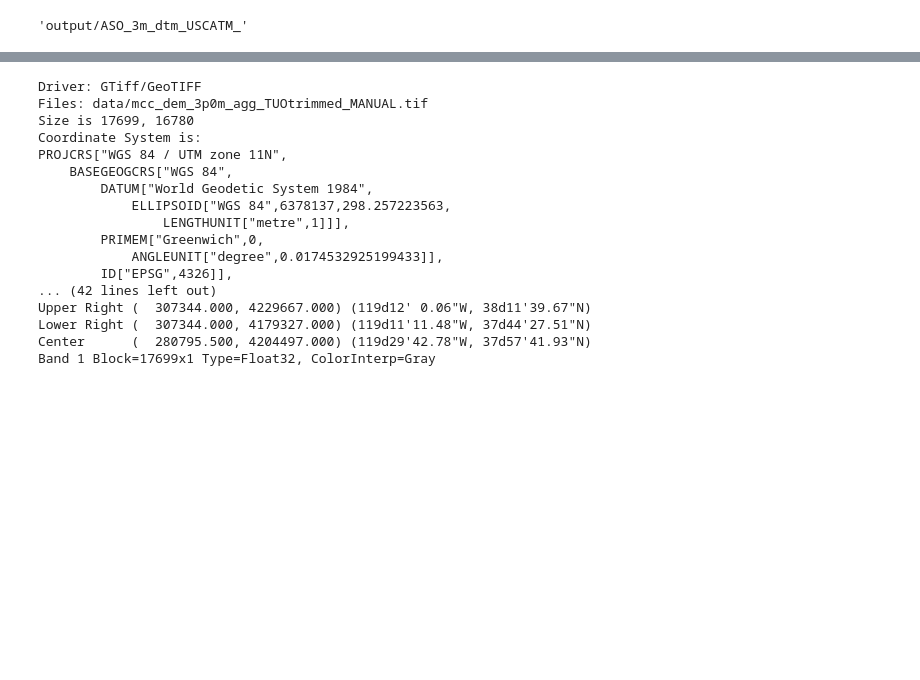
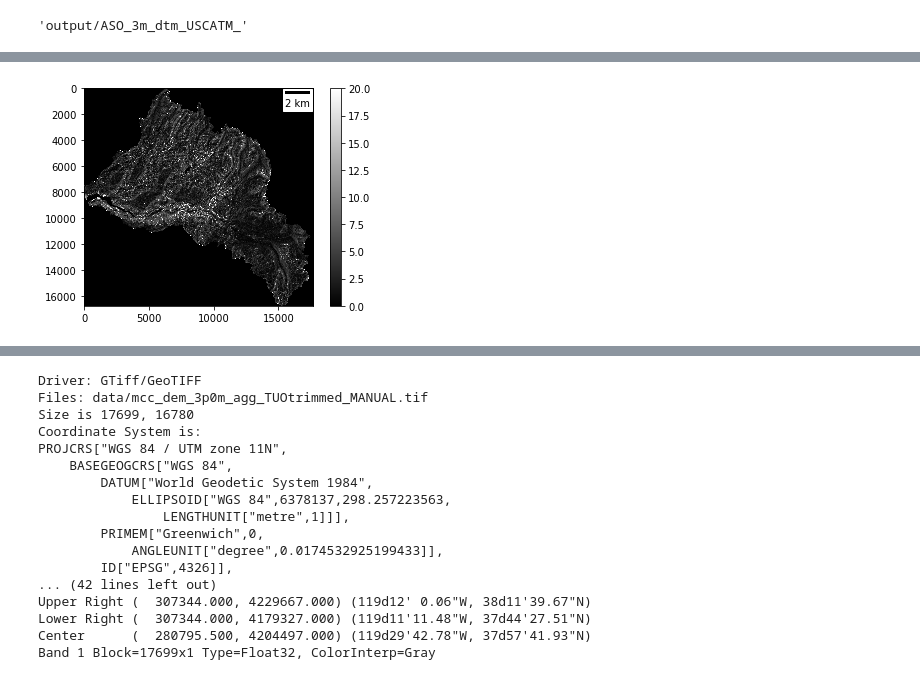
Before and after one commit to UW-GDA/ICESat-2_Snowdepth, a Jupyter notebook: Roughness_ASO.ipynb, the cells around one changed output, grey strips where cells are left out. Saved outputs shown, nothing was run; the diff lists cells and outputs as text; code cells hidden in the pictures; blank space fills up the shorter version.

```diff
--- a/Roughness_ASO.ipynb
+++ b/Roughness_ASO.ipynb
@@ -28,0 +94,7 @@ out_fn
+# %%
+f,ax = plt.subplots()
+plt.imshow(tm3.squeeze(), cmap='gray', interpolation='none', vmin = 0, vmax = 20) #, vmin = 0, vmax = 10
+plt.colorbar()
+ax.add_artist(ScaleBar(1));
+# %% [output]
+[figure, added]
```
Also changed, not shown: parts of 57 cells of this notebook.
